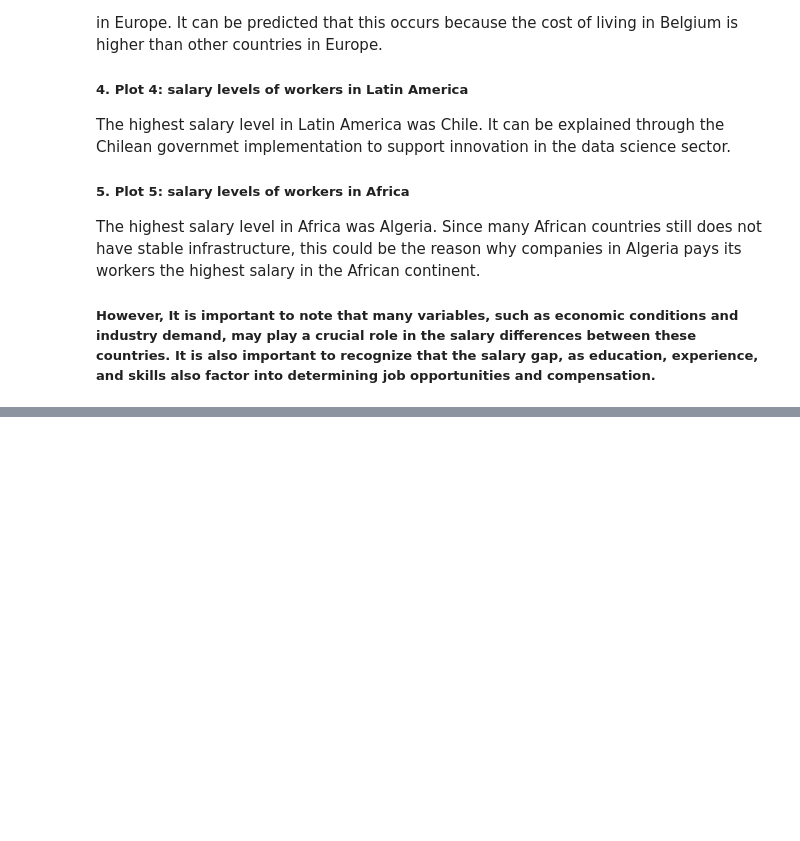
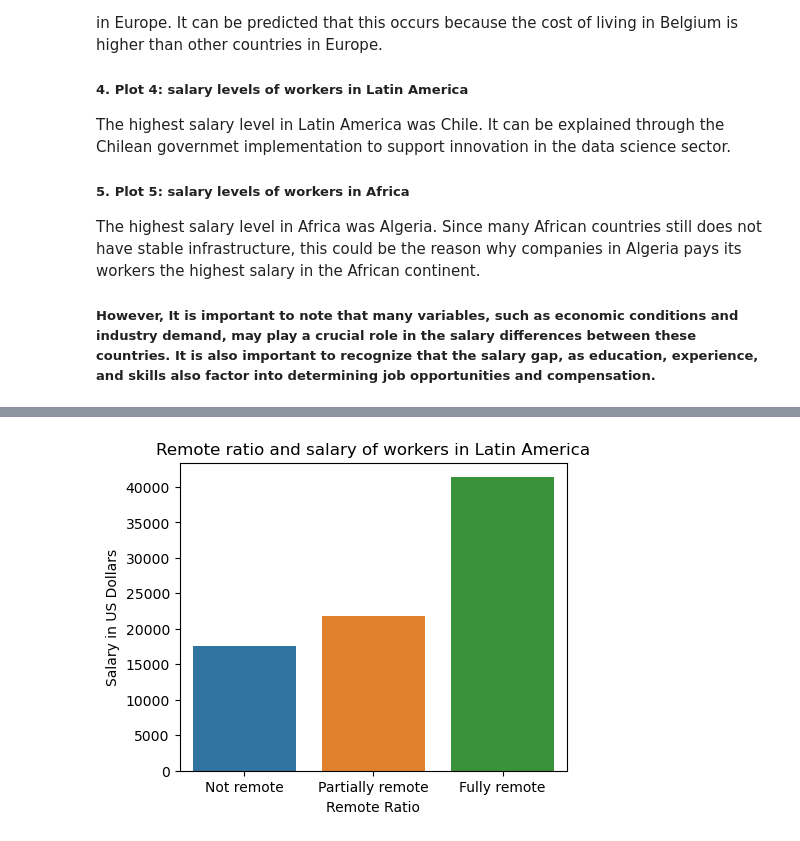
Before and after one commit to ubco-W2022T2-data301/project-group-group07, a Jupyter notebook: analysis/analysis2.ipynb, the cells around one changed output, grey strips where cells are left out. Saved outputs shown, nothing was run; the diff lists cells and outputs as text; code cells hidden in the pictures; blank space fills up the shorter version.

```diff
--- a/analysis/analysis2.ipynb
+++ b/analysis/analysis2.ipynb
@@ -327,0 +437,10 @@ Since my main research question was answered in this milestone, I will add more
+# %%
+# Remote ratio and salary of workers in Latin America
+dfLA = dfLA.groupby("remote_ratio").mean().reset_index()
+
+plt.figure(figsize=(5,4))
+ax_LA = sns.barplot(data=dfLA, x="remote_ratio", y="salary_in_usd", order=dfLA.sort_values('salary_in_usd').remote_ratio)
+ax_LA.set(xlabel = 'Remote Ratio', ylabel = 'Salary in US Dollars', title = "Remote ratio and salary of workers in Latin America")
+plt.show()
+# %% [output]
+[figure, added]
```
Also changed, not shown: parts of 30 cells of this notebook.
